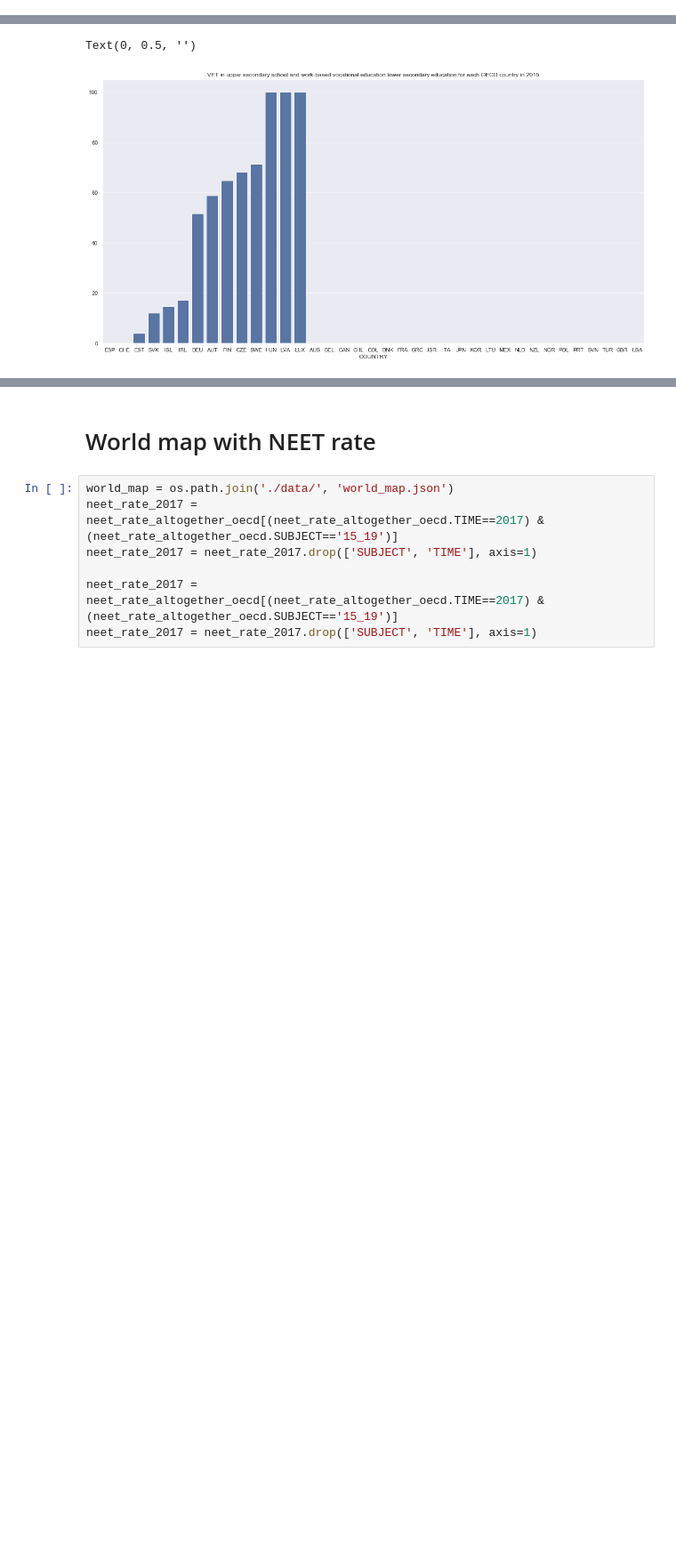
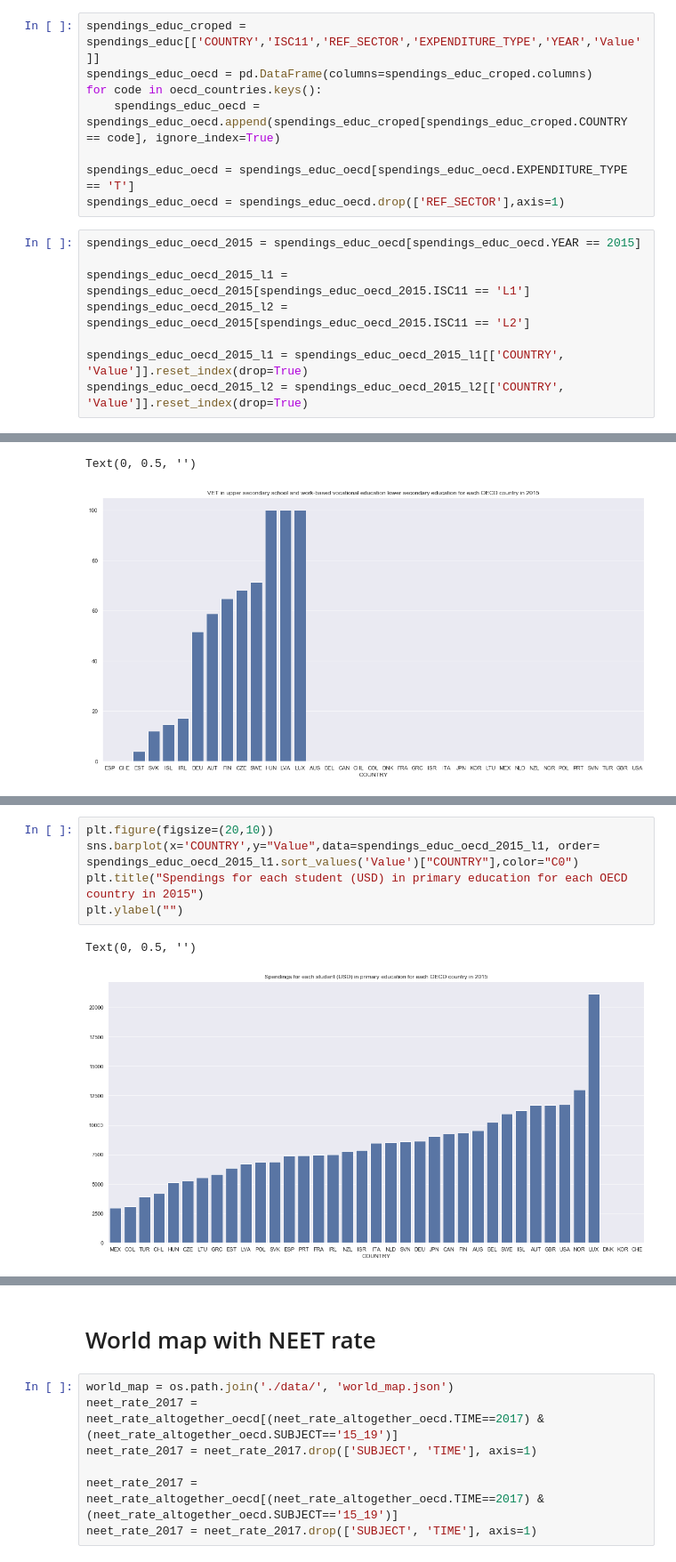
Before and after one commit to Victor-Manach/MODS206, a Jupyter notebook: Data_preparation_education_indicators.ipynb, the cells around one changed output, grey strips where cells are left out. Shown at 89% size. Cells and saved outputs as stored; diff of their text form; blank space fills up the shorter version.

Commit message:
Add descriptive stats for spendings in education"

```diff
--- a/Data_preparation_education_indicators.ipynb
+++ b/Data_preparation_education_indicators.ipynb
@@ -92,3 +94,19 @@ vets_oecd_2015_L4C5 = vets_oecd_2015_L4C5[['COUNTRY', 'Value']].reset_index(drop
+# %%
+spendings_educ_croped = spendings_educ[['COUNTRY','ISC11','REF_SECTOR','EXPENDITURE_TYPE','YEAR','Value']]
+spendings_educ_oecd = pd.DataFrame(columns=spendings_educ_croped.columns)
+for code in oecd_countries.keys():
+    spendings_educ_oecd = spendings_educ_oecd.append(spendings_educ_croped[spendings_educ_croped.COUNTRY == code], ignore_index=True)
+
+spendings_educ_oecd = spendings_educ_oecd[spendings_educ_oecd.EXPENDITURE_TYPE == 'T']
+spendings_educ_oecd = spendings_educ_oecd.drop(['REF_SECTOR'],axis=1)
+# %%
+spendings_educ_oecd_2015 = spendings_educ_oecd[spendings_educ_oecd.YEAR == 2015]
+
+spendings_educ_oecd_2015_l1 = spendings_educ_oecd_2015[spendings_educ_oecd_2015.ISC11 == 'L1']
+spendings_educ_oecd_2015_l2 = spendings_educ_oecd_2015[spendings_educ_oecd_2015.ISC11 == 'L2']
+
+spendings_educ_oecd_2015_l1 = spendings_educ_oecd_2015_l1[['COUNTRY', 'Value']].reset_index(drop=True)
+spendings_educ_oecd_2015_l2 = spendings_educ_oecd_2015_l2[['COUNTRY', 'Value']].reset_index(drop=True)
 # %% [markdown]
 ### Sorting of data by date
 # %%
@@ -270,0 +303,8 @@ Text(0, 0.5, '')
+# %%
+plt.figure(figsize=(20,10))
+sns.barplot(x='COUNTRY',y="Value",data=spendings_educ_oecd_2015_l1, order= spendings_educ_oecd_2015_l1.sort_values('Value')["COUNTRY"],color="C0")
+plt.title("Spendings for each student (USD) in primary education for each OECD country in 2015")
+plt.ylabel("")
+# %% [output]
+Text(0, 0.5, '')
+[figure, added]
```
Also changed, not shown: parts of 5 cells of this notebook.
